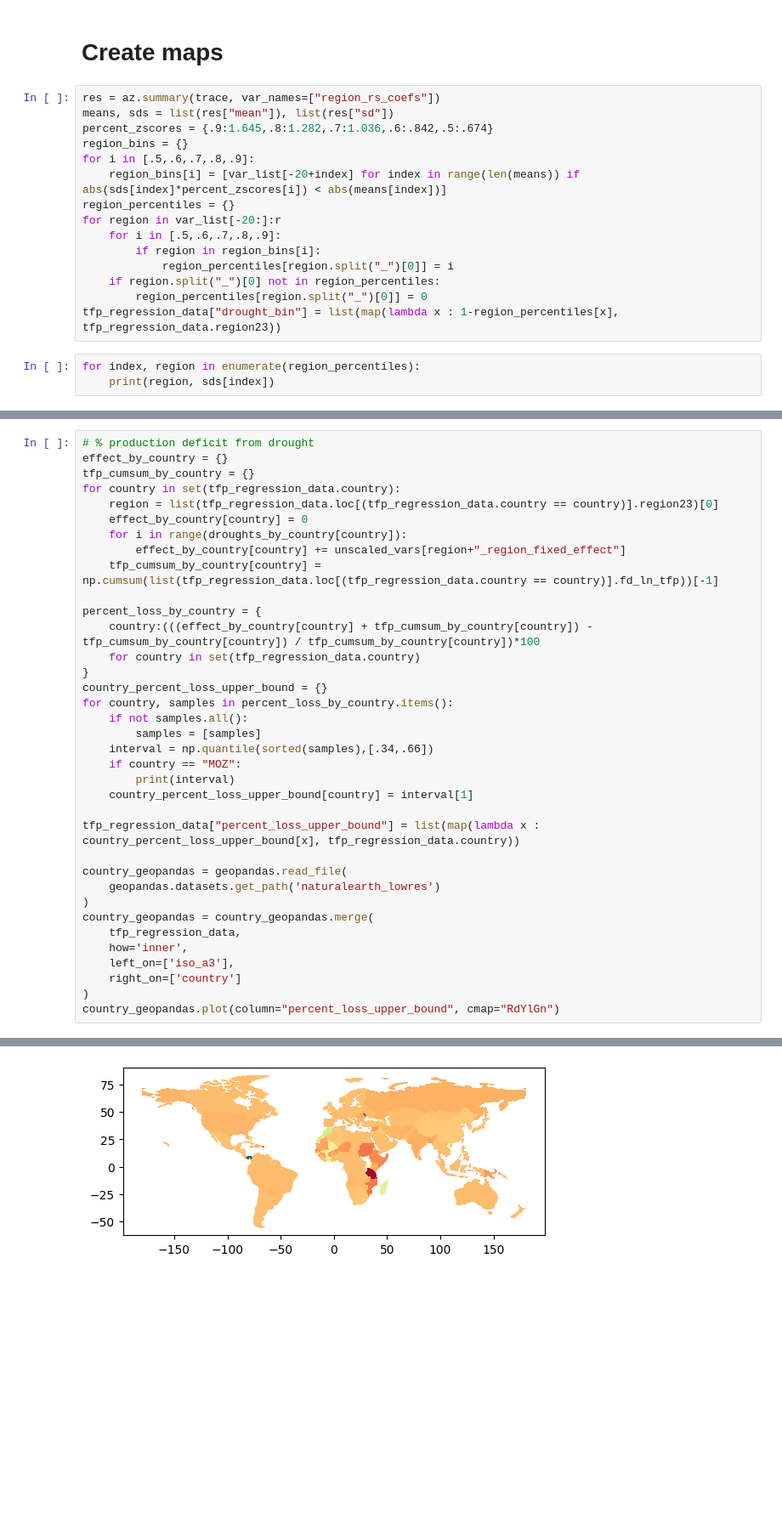
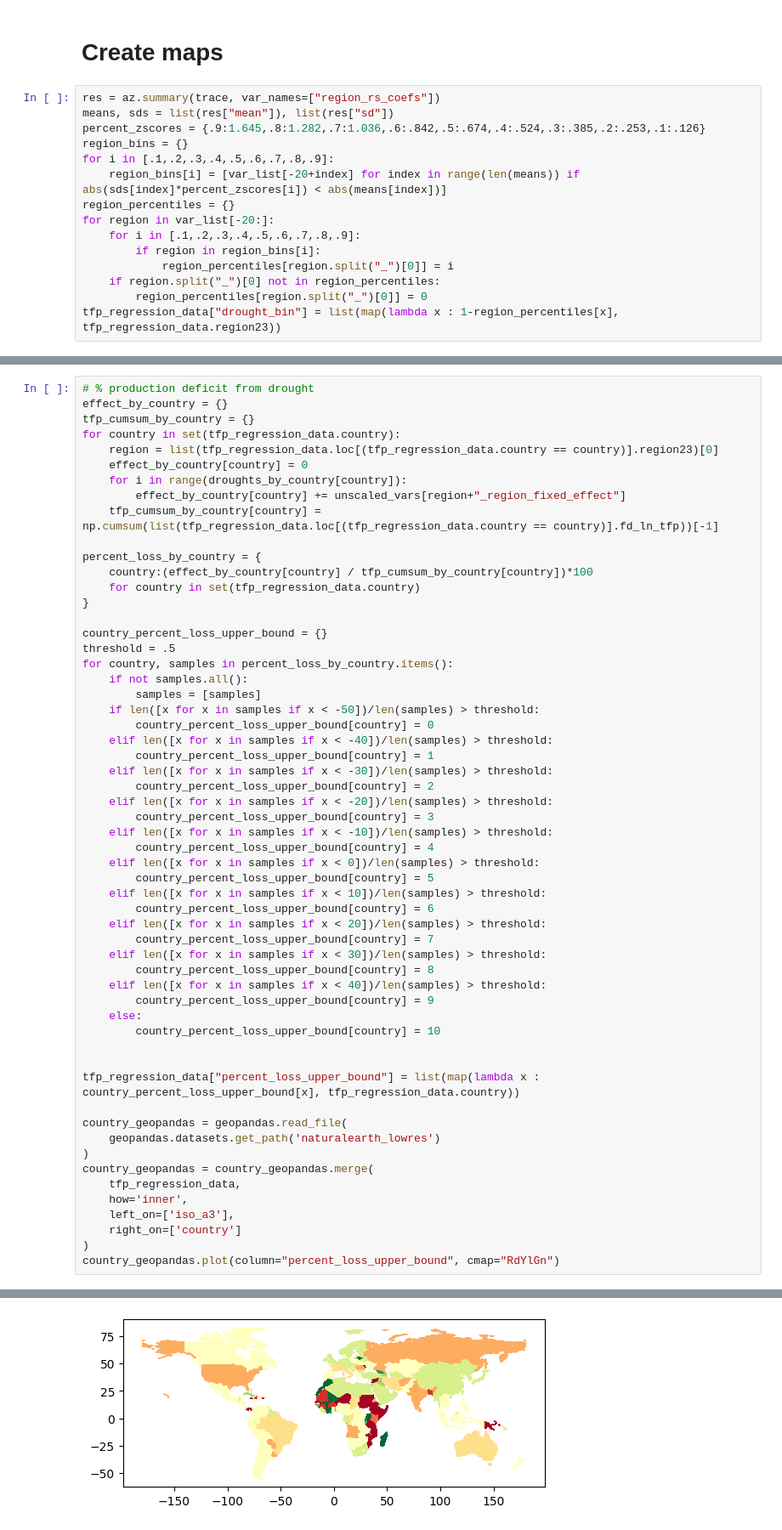
Before and after one commit to greenguy33/climate_econometric_model_comparison, a Jupyter notebook: notebooks/bayesian_models.ipynb, the cells around one changed output, grey strips where cells are left out. Shown at 85% size. Cells and saved outputs as stored; diff of their text form; blank space fills up the shorter version.

```diff
--- a/notebooks/bayesian_models.ipynb
+++ b/notebooks/bayesian_models.ipynb
@@ -518,18 +429,15 @@ print(np.mean(np.mean(prediction_in_range)))
 # %%
 res = az.summary(trace, var_names=["region_rs_coefs"])
 means, sds = list(res["mean"]), list(res["sd"])
-percent_zscores = {.9:1.645,.8:1.282,.7:1.036,.6:.842,.5:.674}
+percent_zscores = {.9:1.645,.8:1.282,.7:1.036,.6:.842,.5:.674,.4:.524,.3:.385,.2:.253,.1:.126}
 region_bins = {}
-for i in [.5,.6,.7,.8,.9]:
+for i in [.1,.2,.3,.4,.5,.6,.7,.8,.9]:
     region_bins[i] = [var_list[-20+index] for index in range(len(means)) if abs(sds[index]*percent_zscores[i]) < abs(means[index])]
 region_percentiles = {}
-for region in var_list[-20:]:r
-    for i in [.5,.6,.7,.8,.9]:
+for region in var_list[-20:]:
+    for i in [.1,.2,.3,.4,.5,.6,.7,.8,.9]:
         if region in region_bins[i]:
             region_percentiles[region.split("_")[0]] = i
     if region.split("_")[0] not in region_percentiles:
         region_percentiles[region.split("_")[0]] = 0
 tfp_regression_data["drought_bin"] = list(map(lambda x : 1-region_percentiles[x], tfp_regression_data.region23))
-# %%
-for index, region in enumerate(region_percentiles):
-    print(region, sds[index])
@@ -604,17 +495,38 @@ for country in set(tfp_regression_data.country):
     tfp_cumsum_by_country[country] = np.cumsum(list(tfp_regression_data.loc[(tfp_regression_data.country == country)].fd_ln_tfp))[-1]
 
 percent_loss_by_country = {
-    country:(((effect_by_country[country] + tfp_cumsum_by_country[country]) - tfp_cumsum_by_country[country]) / tfp_cumsum_by_country[country])*100
+    country:(effect_by_country[country] / tfp_cumsum_by_country[country])*100
     for country in set(tfp_regression_data.country)
 }
+
 country_percent_loss_upper_bound = {}
+threshold = .5
 for country, samples in percent_loss_by_country.items():
     if not samples.all():
         samples = [samples]
-    interval = np.quantile(sorted(samples),[.34,.66])
-    if country == "MOZ":
-        print(interval)
-    country_percent_loss_upper_bound[country] = interval[1]
+    if len([x for x in samples if x < -50])/len(samples) > threshold:
+        country_percent_loss_upper_bound[country] = 0
+    elif len([x for x in samples if x < -40])/len(samples) > threshold:
+        country_percent_loss_upper_bound[country] = 1
+    elif len([x for x in samples if x < -30])/len(samples) > threshold:
+        country_percent_loss_upper_bound[country] = 2
+    elif len([x for x in samples if x < -20])/len(samples) > threshold:
+        country_percent_loss_upper_bound[country] = 3
+    elif len([x for x in samples if x < -10])/len(samples) > threshold:
+        country_percent_loss_upper_bound[country] = 4
+    elif len([x for x in samples if x < 0])/len(samples) > threshold:
+        country_percent_loss_upper_bound[country] = 5
+    elif len([x for x in samples if x < 10])/len(samples) > threshold:
+        country_percent_loss_upper_bound[country] = 6
+    elif len([x for x in samples if x < 20])/len(samples) > threshold:
+        country_percent_loss_upper_bound[country] = 7
+    elif len([x for x in samples if x < 30])/len(samples) > threshold:
+        country_percent_loss_upper_bound[country] = 8
+    elif len([x for x in samples if x < 40])/len(samples) > threshold:
+        country_percent_loss_upper_bound[country] = 9
+    else:
+        country_percent_loss_upper_bound[country] = 10
+
 
 tfp_regression_data["percent_loss_upper_bound"] = list(map(lambda x : country_percent_loss_upper_bound[x], tfp_regression_data.country))
 
@@ -634 +545 @@ country_geopandas.plot(column="percent_loss_upper_bound", cmap="RdYlGn")
-[figure, old version]
+[figure, new version]
```
Also changed, not shown: parts of 10 cells of this notebook.
